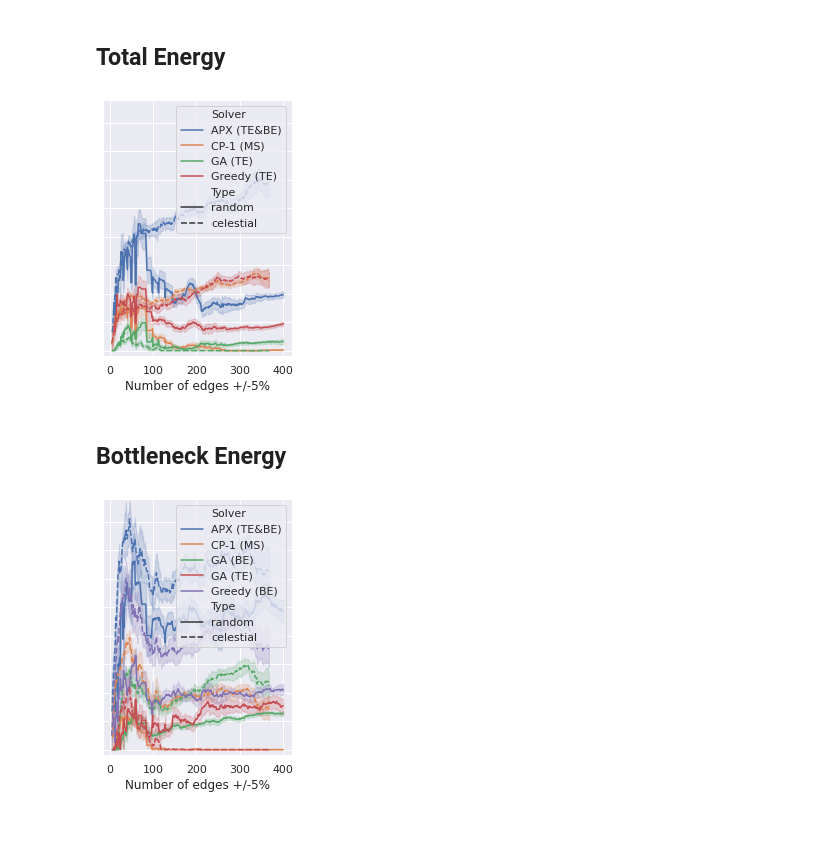
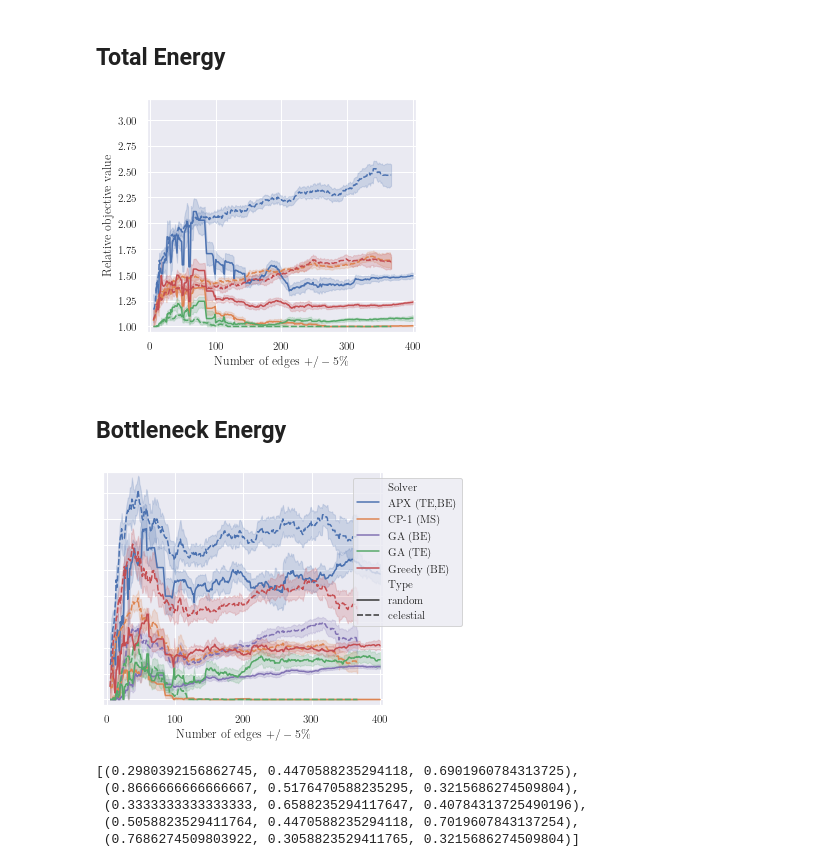
Before and after one commit to ahillbs/minimum_scan_cover, a Jupyter notebook: notebooks/02_heuristics.ipynb, the cells around one changed output. Drawn from its saved outputs; the diff is of its cells as text; code cells hidden in the pictures; blank space fills up the shorter version.

```diff
--- a/notebooks/02_heuristics.ipynb
+++ b/notebooks/02_heuristics.ipynb
@@ -276,14 +292,24 @@ You may notice the drop in the end. This is because the especially the genetic a
 # %%
-data = get_data("TE")
-data[data["x"].apply(lambda x: 10<=x<=400)]
-plot(data, width=4, hide_ylabels=True, filename="heuristic_relative_total_energy")
+#data_te[data_te["x"].apply(lambda x: 10<=x<=400)]
+plot(data_te, width=6.5, hide_ylabels=False, filename="heuristic_relative_total_energy", xlim=(-5, 405), show_legend=False)
 # %% [output]
-[figure, old version]
+[figure, new version]
 # %% [markdown]
 ## Bottleneck Energy
-# %%
-data = get_data("BE")
-data[data["x"].apply(lambda x: 10<=x<=400)]
-plot(data, width=4, hide_ylabels=True, filename="heuristic_relative_bottleneck_energy")
-# %% [output]
-[figure, removed]
+# %%
+data_be = get_data("BE")
+# %%
+#data[data["x"].apply(lambda x: 10<=x<=400)]
+palette = sns.color_palette([sns.color_palette()[0], sns.color_palette()[1], sns.color_palette()[4], sns.color_palette()[2], sns.color_palette()[3]])
+plot(data_be, width=7.35, hide_ylabels=True, filename="heuristic_relative_bottleneck_energy", xlim=(-5, 405), palette=palette, bbox_to_anchor=(1.3, 1.0))
+# %% [output]
+[figure, added]
+# %%
+palette = sns.color_palette([sns.color_palette()[0], sns.color_palette()[1], sns.color_palette()[2], sns.color_palette()[4], sns.color_palette()[3]])
+palette
+# %% [output]
+[(0.2980392156862745, 0.4470588235294118, 0.6901960784313725),
+ (0.8666666666666667, 0.5176470588235295, 0.3215686274509804),
+ (0.3333333333333333, 0.6588235294117647, 0.40784313725490196),
+ (0.5058823529411764, 0.4470588235294118, 0.7019607843137254),
+ (0.7686274509803922, 0.3058823529411765, 0.3215686274509804)]
```
Also changed, not shown: parts of 15 cells of this notebook, 7 other files.
